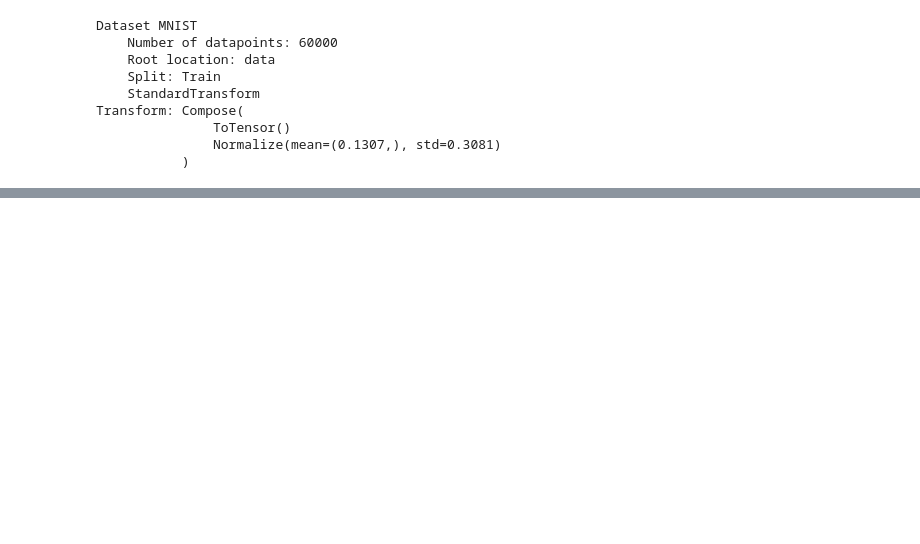
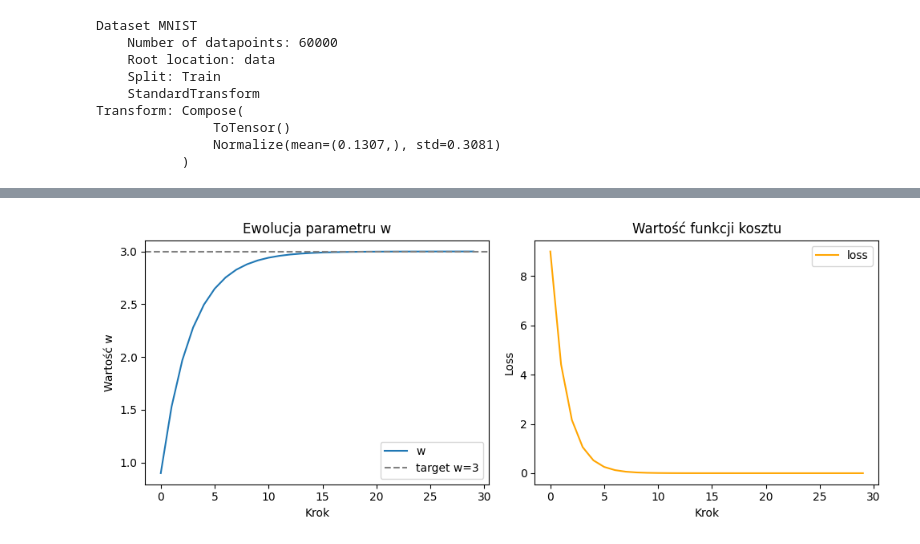
Before and after one commit to HMurawski/dump, a Jupyter notebook: dump_learning/DL/basics/02_mnist.ipynb, the cells around one changed output, grey strips where cells are left out. Cells and saved outputs as stored; diff of their text form; code cells hidden in the pictures; blank space fills up the shorter version.

```diff
--- a/dump_learning/DL/basics/02_mnist.ipynb
+++ b/dump_learning/DL/basics/02_mnist.ipynb
@@ -133,0 +104,18 @@ Test Loss: 0.0759, Accuracy: 0.9776
+# %%
+x = torch.tensor(2.0, requires_grad=True)
+w = torch.tensor(3.0, requires_grad=True)
+b = torch.tensor(1.0, requires_grad=True)
+
+# prosta funkcja: y = w * x + b
+y = w * x + b
+
+# loss: np. różnica względem celu y_true = 10
+loss = (y - 10)**2
+
+# oblicz gradient
+loss.backward()
+
+# pokaż gradienty
+print(f"Gradient w: {w.grad}")  # ∂loss/∂w
+print(f"Gradient b: {b.grad}")  # ∂loss/∂b
+print(f"Gradient x: {x.grad}")  # ∂loss/∂x
@@ -133,0 +173,22 @@ Test Loss: 0.0759, Accuracy: 0.9776
+# %%
+plt.figure(figsize=(10, 4))
+
+plt.subplot(1, 2, 1)
+plt.plot(w_history, label="w")
+plt.axhline(3, color='gray', linestyle='--', label="target w=3")
+plt.title("Ewolucja parametru w")
+plt.xlabel("Krok")
+plt.ylabel("Wartość w")
+plt.legend()
+
+plt.subplot(1, 2, 2)
+plt.plot(loss_history, label="loss", color="orange")
+plt.title("Wartość funkcji kosztu")
+plt.xlabel("Krok")
+plt.ylabel("Loss")
+plt.legend()
+
+plt.tight_layout()
+plt.show()
+# %% [output]
+[figure, added]
```
Also changed, not shown: parts of 6 cells of this notebook.
